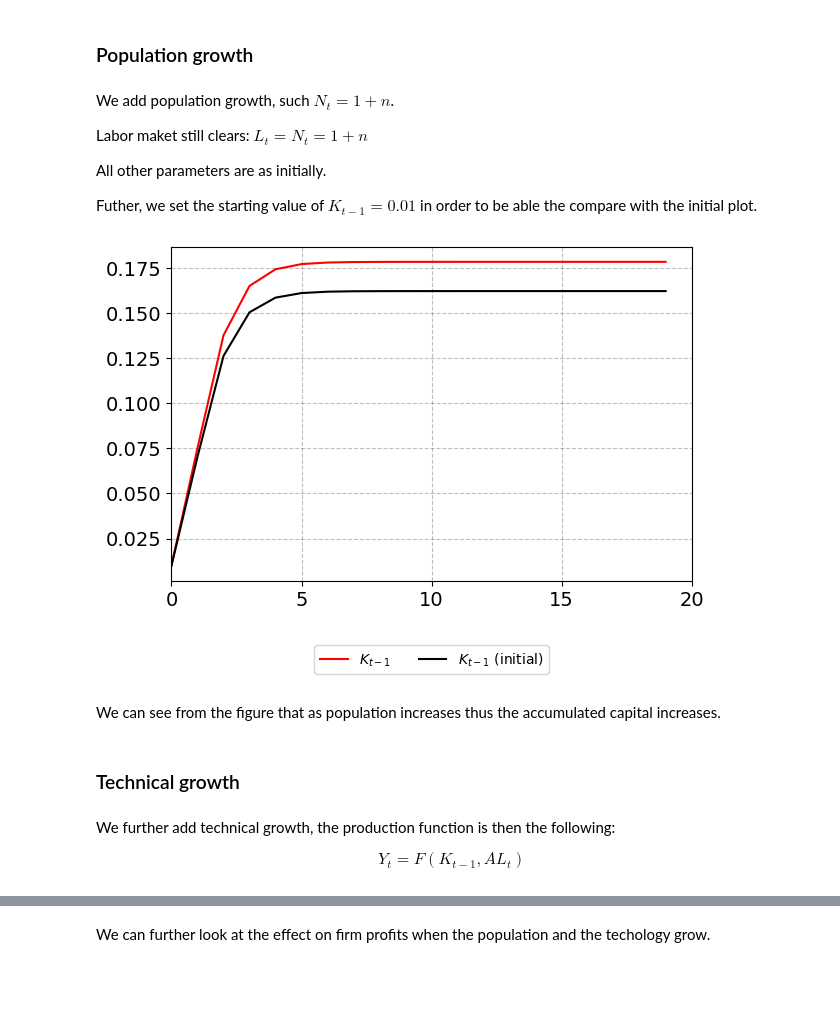
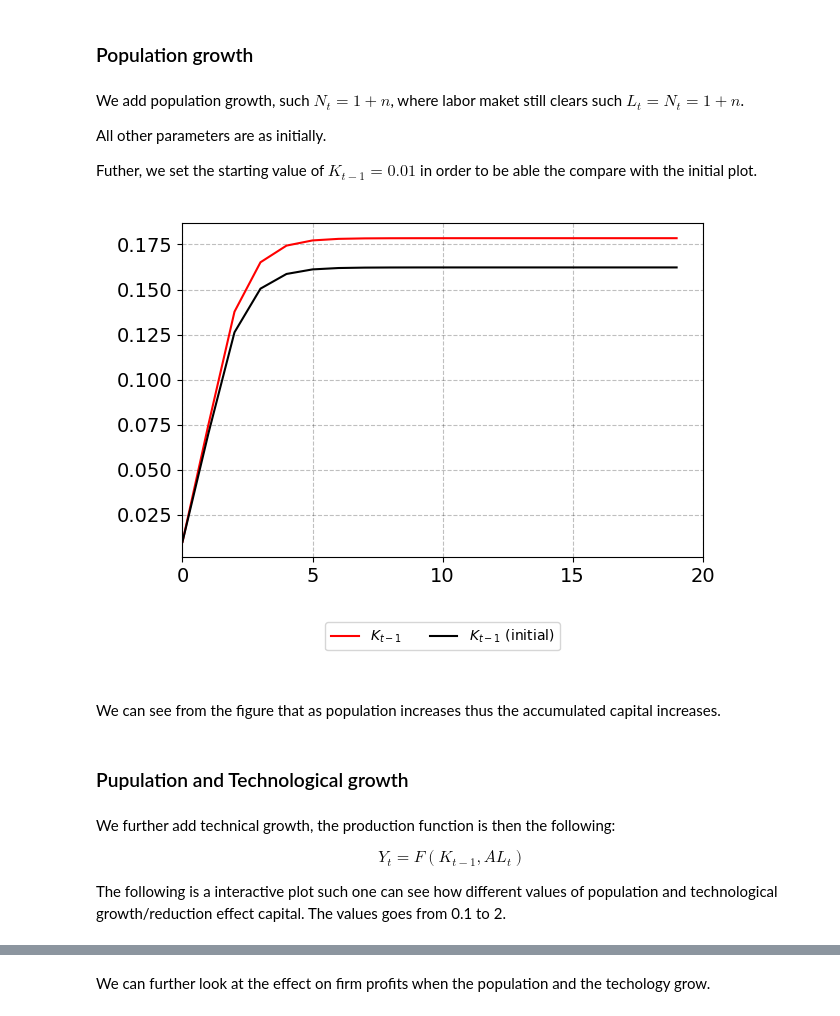
Before and after one commit to NumEconCopenhagen/projects-2023-cbjk, a Jupyter notebook: modelproject/modelproject.ipynb, the cells around one changed output, grey strips where cells are left out. Cells and saved outputs as stored; diff of their text form; code cells hidden in the pictures; blank space fills up the shorter version.

```diff
--- a/modelproject/modelproject.ipynb
+++ b/modelproject/modelproject.ipynb
@@ -204,9 +220,7 @@ It is seen that the initial capital stock is essential to how $K_{t-1}$ converge
 # %% [markdown]
 ### Population growth
 # %% [markdown]
-We add population growth, such $N_t = 1 + n$.
-
-Labor maket still clears: $L_t = N_t = 1 + n$
+We add population growth, such $N_t = 1 + n$, where labor maket still clears such $L_t = N_t = 1 + n$.
 
 All other parameters are as initially.
 
@@ -214,30 +228,32 @@ Futher, we set the starting value of $K_{t-1} = 0.01$ in order to be able the co
 # %%
 # a. call the class and set par and sim
 model1 = OLGclass()
 par = model1.par
 sim = model1.sim
 
 # b. government
 sim.balanced_budget[:] = True
 
 # c. population growth
 par.n = 1.1
 
 # d. simulate model
 model1.sim_model()
 
 # e. plot using function
-plot_K(model1.sim.K_lag, K_lag_int = K_lag_int)
+plot_K(K_lag = model1.sim.K_lag, K_lag_int = K_lag_int)
 
 # f. save K_lag for comparison
 K_lag_pop = model1.sim.K_lag
 # %% [output]
-[figure, old version]
+[figure, new version]
 # %% [markdown]
 We can see from the figure that as population increases thus the accumulated capital increases.
 # %% [markdown]
-### Technical growth
+### Pupulation and Technological growth
 # %% [markdown]
 We further add technical growth, the production function is then the following:
 
 $$ Y_t = F(K_{t-1}, AL_t)$$
+
+The following is a interactive plot such one can see how different values of population and technological growth/reduction effect capital. The values goes from 0.1 to 2.
```
Also changed, not shown: parts of 31 cells of this notebook, 2 other files.
